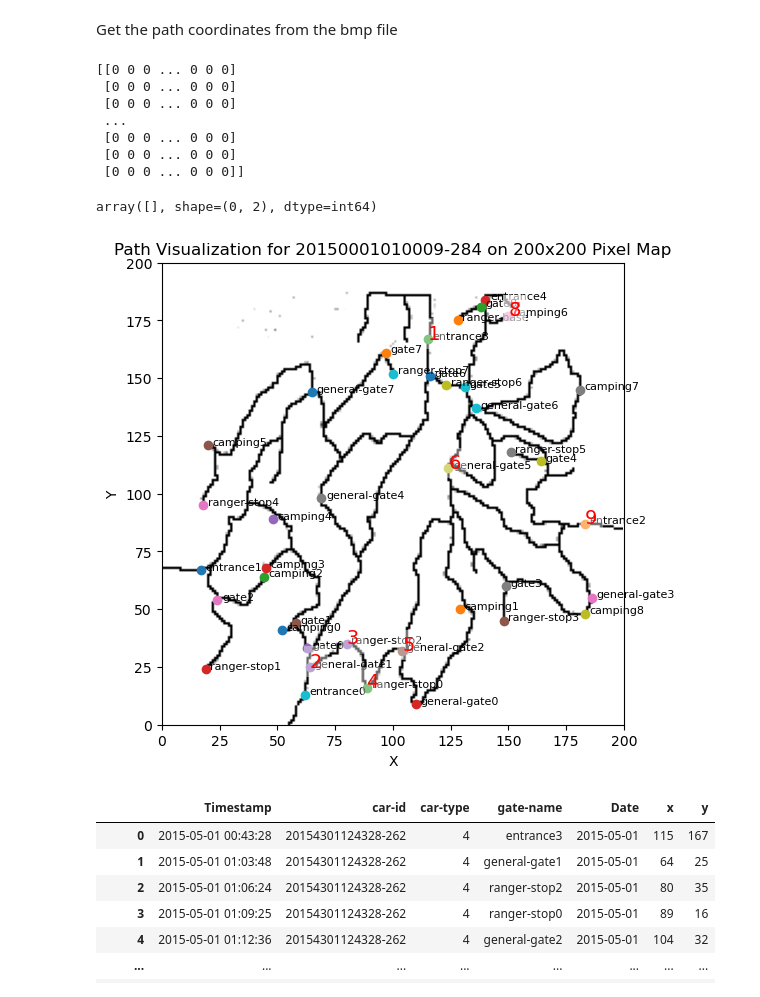
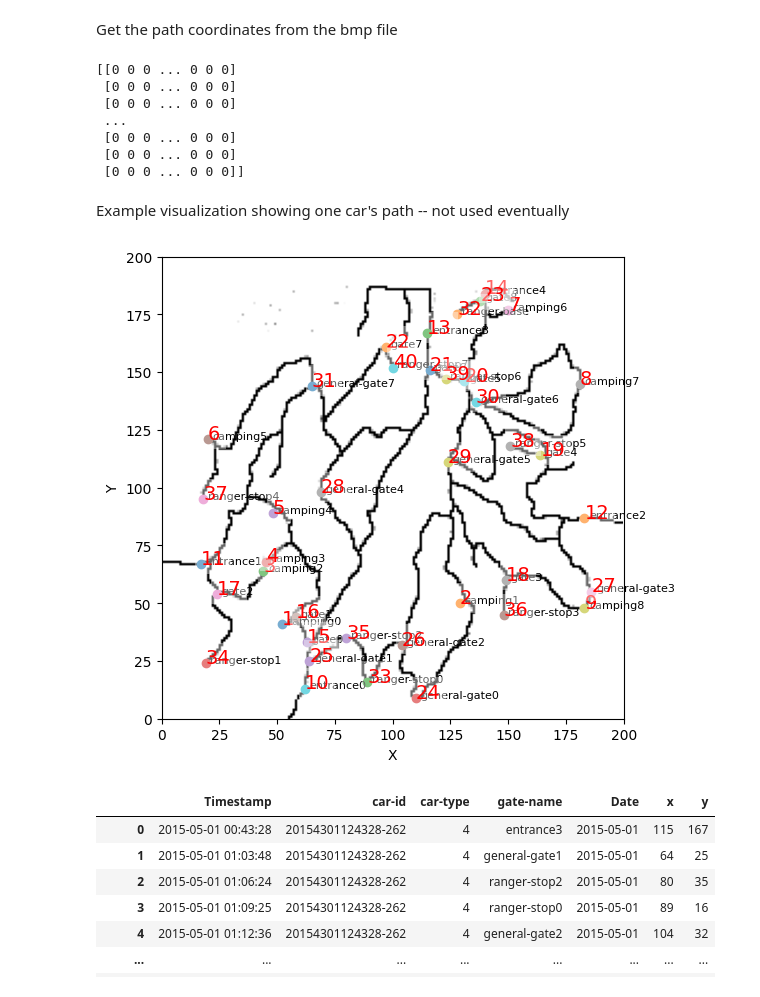
Before and after one commit to ssusnea/sds235-hw3, a Jupyter notebook: traffic_analysis.ipynb, the cells around one changed output. Drawn from its saved outputs; the diff is of its cells as text; code cells hidden in the pictures.

```diff
--- a/traffic_analysis.ipynb
+++ b/traffic_analysis.ipynb
@@ -132,10 +136,6 @@ map = Image.open('hw03-data/Traffic Data/Lekagul Roadways.bmp')
 # Convert to numpy array
 map_data = np.array(map)
 print(map_data)
-
-# Get coordinates of white pixels (value 255)
-white_coordinates = np.argwhere(map_data == 255)
-white_coordinates
 # %% [output]
 [[0 0 0 ... 0 0 0]
  [0 0 0 ... 0 0 0]
@@ -144,7 +144,6 @@ white_coordinates
  [0 0 0 ... 0 0 0]
  [0 0 0 ... 0 0 0]
  [0 0 0 ... 0 0 0]]
-array([], shape=(0, 2), dtype=int64)
 # %%
 # Define the coordinates for each gate/location
 gates_coordinates = {
@@ -170,38 +163,39 @@ path_gate_names = example_car_data['path-gate-names']
+# %% [markdown]
+Example visualization showing one car's path -- not used eventually
 # %%
 # Plot the map, area, and path
 plt.figure(figsize=(6, 6))
 
 reverted_map = 200 - map_data
 plt.imshow(reverted_map, cmap='gray')  # Using a grayscale colormap
 
 # Plot each location
 for name, (x, y) in gates_coordinates.items():
     plt.scatter(x, y, label=name)
     plt.text(x + 2, y, name, fontsize=8)
 
 # Annotate the path with gate names and timestamps
-for i, gate in enumerate(path_gate_names):
+for i, gate in enumerate(gates_coordinates):
     x, y = gates_coordinates[gate]
 
     # # Annotate timestamps below
     # plt.text(x, y - 5, timestamps[i], fontsize=8, color='red',
     #          bbox=dict(facecolor='white', alpha=0.8, edgecolor='none'))  # Annotate timestamps below
 
     plt.text(x, y, str(i + 1), fontsize=14, color='red',
              bbox=dict(facecolor='white', alpha=0.4, edgecolor='none'))  # Use index as number
 
 # Set the limits and titles
 plt.xlim(0, 200)
 plt.ylim(0, 200)
-plt.title(f"Path Visualization for {car_id} on 200x200 Pixel Map")
 plt.xlabel("X")
 plt.ylabel("Y")
 
 
 # Show the plot
 plt.show()
 # %% [output]
-[figure, old version]
+[figure, new version]
 # %%
 # Convert gates_coordinates into a DataFrame
 gates_df = pd.DataFrame.from_dict(gates_coordinates, orient='index', columns=['x', 'y'])
```
Also changed, not shown: parts of 5 cells of this notebook.
